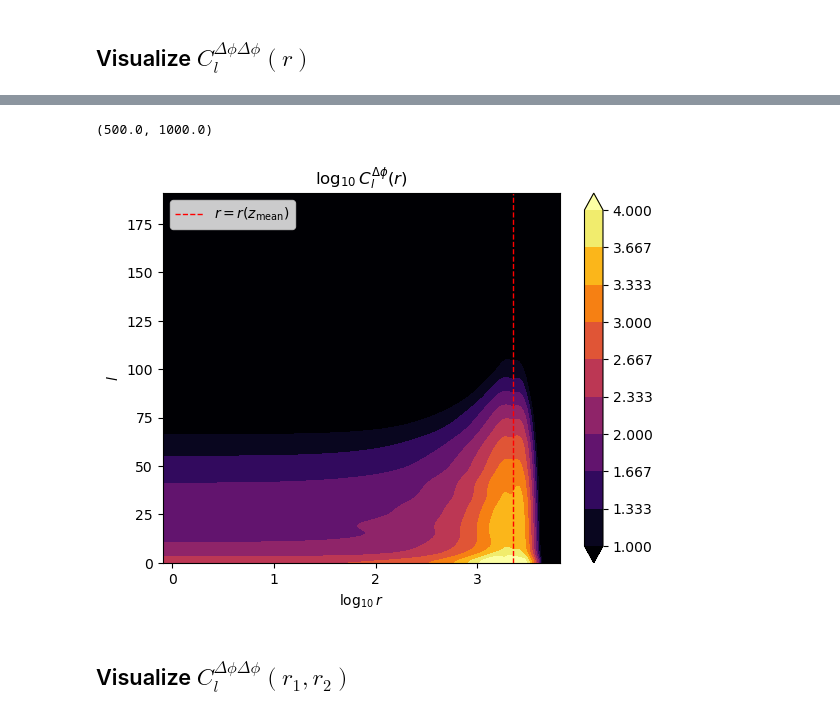
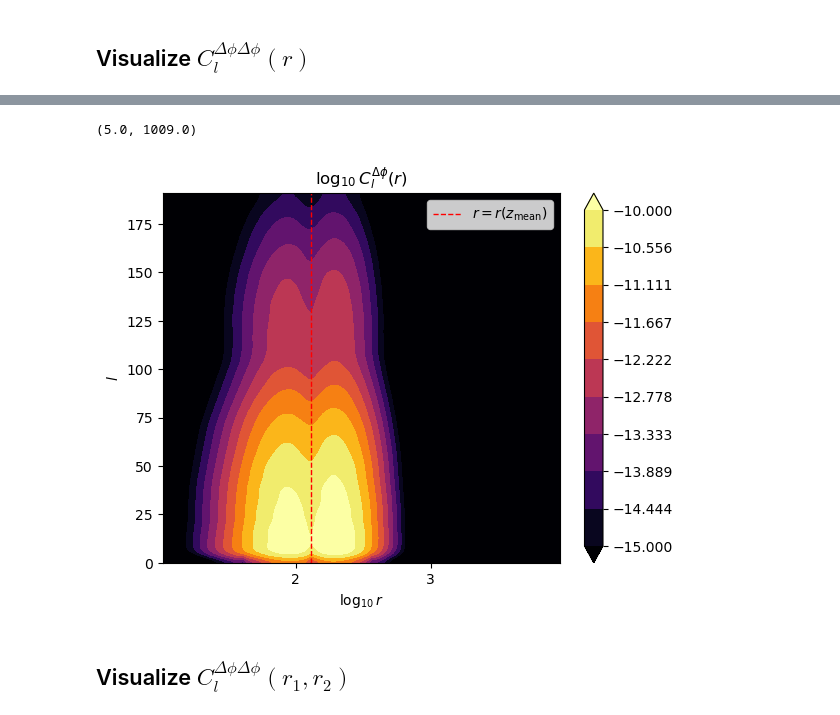
Before and after one commit to abaleato/CARDiAC, a Jupyter notebook: compute_biases.ipynb, the cells around one changed output, grey strips where cells are left out. Saved outputs shown, nothing was run; the diff lists cells and outputs as text; code cells hidden in the pictures.

```diff
--- a/compute_biases.ipynb
+++ b/compute_biases.ipynb
@@ -102,6 +72,6 @@ delta_p_maps = phi_norm**(-1) * (np.exp(-(z_array - z_mean - zmean_shifts_array[
 # %%
-sigma_zshift = 0.1 # Standard deviation of the shifts in the central redshift of the distribution
-sigma_zwidth = 0.1 # Standard deviation of the variations in the width of the distribution
+sigma_zshift = z_mean/10. # Standard deviation of the shifts in the central redshift of the distribution
+sigma_zwidth = sigma/10. # Standard deviation of the variations in the width of the distribution
 
 modulation_of_mean_of_draws = 0 #modulating_map # Consider also modulating the mean of these shifts across the sky
 
@@ -109,6 +79,34 @@ modulation_of_mean_of_draws = 0 #modulating_map # Consider also modulating the m
 zmean_shifts_array = np.random.normal(loc=modulation_of_mean_of_draws, scale=sigma_zshift, size=npix)
 width_shifts_array = np.random.normal(loc=modulation_of_mean_of_draws, scale=sigma_zwidth, size=npix)
 
-# Calculate the perturbation to the dndz in each pixel and each r slice
-delta_p_maps = phi_norm**(-1) * (np.exp(-(z_array - z_mean - zmean_shifts_array[..., np.newaxis])**2 /(2*(sigma+width_shifts_array[..., np.newaxis])**2))
-                               - np.exp(-(z_array - z_mean )**2 /(2*sigma**2)))
+# In each pixel, calculate the perturbed dndz as a Gaussian in redshift
+dndz_perturbed = (1/((sigma+width_shifts_array[..., np.newaxis])*np.sqrt(2*np.pi))) * np.exp(-(z_array - z_mean - zmean_shifts_array[..., np.newaxis])**2 /(2*(sigma+width_shifts_array[..., np.newaxis])**2))
+# Take the fiducial dndz to be the monopole of the perturbed dndz
+dndz_fid = np.mean(dndz_perturbed, axis=0)
+
+# Convert dndz to selection function
+phi_perturbed_array = (Planck18.H(z_array[0,:]) / c).value * dndz_perturbed
+phi_fid_array = (Planck18.H(z_array[0,:]) / c).value * dndz_fid
+
+# Normalize the selection function so that \int_{0}^{inf} dr phi(r) = 1
+phi_norm, error = quadrature(interp1d(r_array, phi_fid_array), Planck18.comoving_distance(z_min_int).value,
+                                       Planck18.comoving_distance(z_max_int).value,
+                                             tol=1e-20, maxiter=500)
+phi_perturbed_array *= phi_norm**(-1)
+phi_fid_array *= phi_norm**(-1)
+phi_fid = interp1d(r_array, phi_fid_array)
+
+# Extract the perturbation
+delta_p_maps = phi_perturbed_array - phi_fid_array
+
+# Plot some typical realizations
+for pixel_id in np.random.randint(0,npix,5):
+    plt.plot(z_array[0,:], phi_perturbed_array[pixel_id,:], label='Actual, pixel {}'.format(pixel_id))
+
+# Plot the fiducial dndz
+plt.plot(z_array[0,:], phi_fid_array, color='k', lw=3, label='fiducial')
+
+plt.ylabel(r'$\phi(z)$')
+plt.xlabel(r'$z$')
+plt.xlim([0,2])
+plt.legend()
@@ -204,33 +213,33 @@ plt.xlim([1,5000])
 # %%
 X, Y = np.meshgrid(np.arange(len(r_array)), np.arange(lmax+1))
 Z = np.log10(np.diagonal(Cl_deltap_of_r1_r2, axis1=1, axis2=2))
 
-contours = np.linspace(1,4,10)
+contours = np.linspace(-15,-10,10)
 
 # Smooth array with a Gaussian filter for plotting purposes
 Z_smoothed = gaussian_filter(Z, sigma=3)
 plt.contourf(X, Y, Z_smoothed, levels=contours, cmap='inferno', extend='both')
 
 
 ax = plt.gca()
 ax.axvline(np.where(r_array>Planck18.comoving_distance(z_mean).value)[0][0], color='r', ls='--', lw=1, label=r'$r=r(z_{\mathrm{mean}})$')
 ax.set_ylim([0,lmax])
 
 plt.xlabel(r'$\mathrm{log}_{10}\,r$')
 plt.ylabel(r'$l$')
 
 label_locs = np.arange(int(round(np.log10(np.min(r_array)),0)), int(round(np.log10(np.max(r_array)),0))+1, 1)
 ax.set_xticks(np.linspace(0, len(r_array), len(label_locs)))
 ax.set_xticklabels(label_locs.astype('str'))
 plt.legend()
 
 plt.title(r'$\mathrm{log}_{10} \, C_l^{\Delta \phi}(r)$')
 plt.colorbar(location='right')
 
-ax.set_xlim([500,1000])
+plt.xlim([np.where(r_array>50)[0][0], np.where(r_array>6000)[0][0]])
 # %% [output]
-(500.0, 1000.0)
+(5.0, 1009.0)
-[figure, old version]
+[figure, new version]
 # %% [markdown]
 ## Visualize $C_l^{\Delta \phi \Delta \phi}(r_1,r_2)$
 # %%
```
Also changed, not shown: parts of 25 cells of this notebook.
